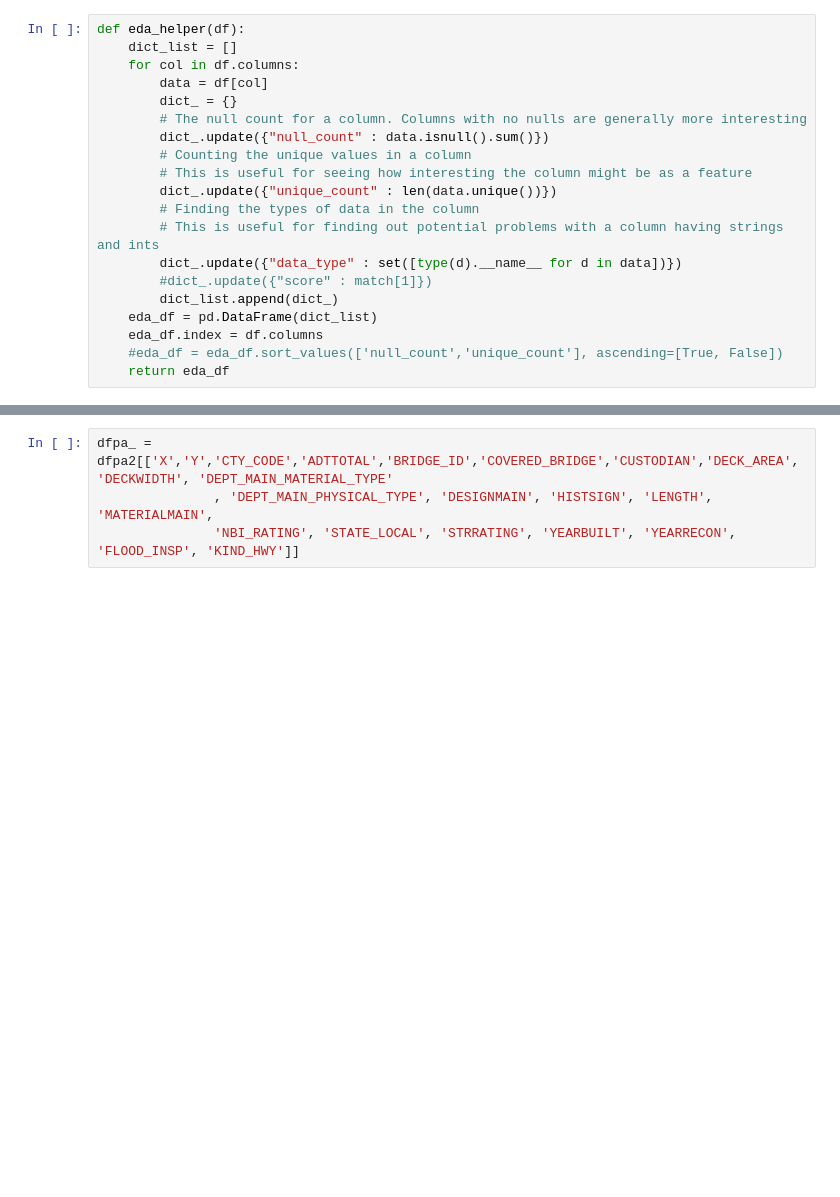
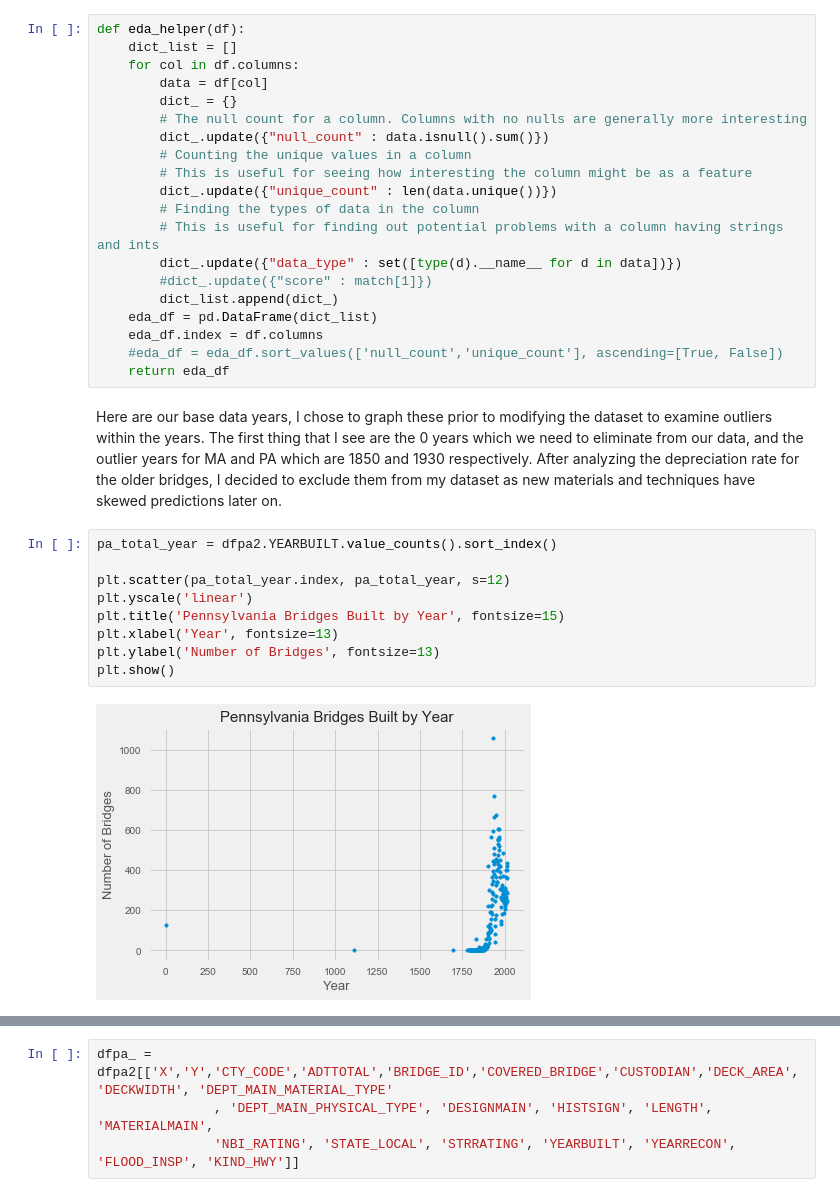
Before and after one commit to Renik313/Capstone, a Jupyter notebook: Current Capstone Clean Notebook.ipynb, the cells around one changed output, grey strips where cells are left out. Cells and saved outputs as stored; diff of their text form; blank space fills up the shorter version.

```diff
--- a/Current Capstone Clean Notebook.ipynb
+++ b/Current Capstone Clean Notebook.ipynb
@@ -38,3 +56,16 @@ def eda_helper(df):
     eda_df.index = df.columns
     #eda_df = eda_df.sort_values(['null_count','unique_count'], ascending=[True, False])
     return eda_df
+# %% [markdown]
+Here are our base data years, I chose to graph these prior to modifying the dataset to examine outliers within the years. The first thing that I see are the 0 years which we need to eliminate from our data, and the outlier years for MA and PA which are 1850 and 1930 respectively. After analyzing the depreciation rate for the older bridges, I decided to exclude them from my dataset as new materials and techniques have skewed predictions later on.
+# %%
+pa_total_year = dfpa2.YEARBUILT.value_counts().sort_index()
+
+plt.scatter(pa_total_year.index, pa_total_year, s=12)
+plt.yscale('linear')
+plt.title('Pennsylvania Bridges Built by Year', fontsize=15)
+plt.xlabel('Year', fontsize=13)
+plt.ylabel('Number of Bridges', fontsize=13)
+plt.show()
+# %% [output]
+[figure, added]
```
Also changed, not shown: parts of 38 cells of this notebook, 5 other files.
